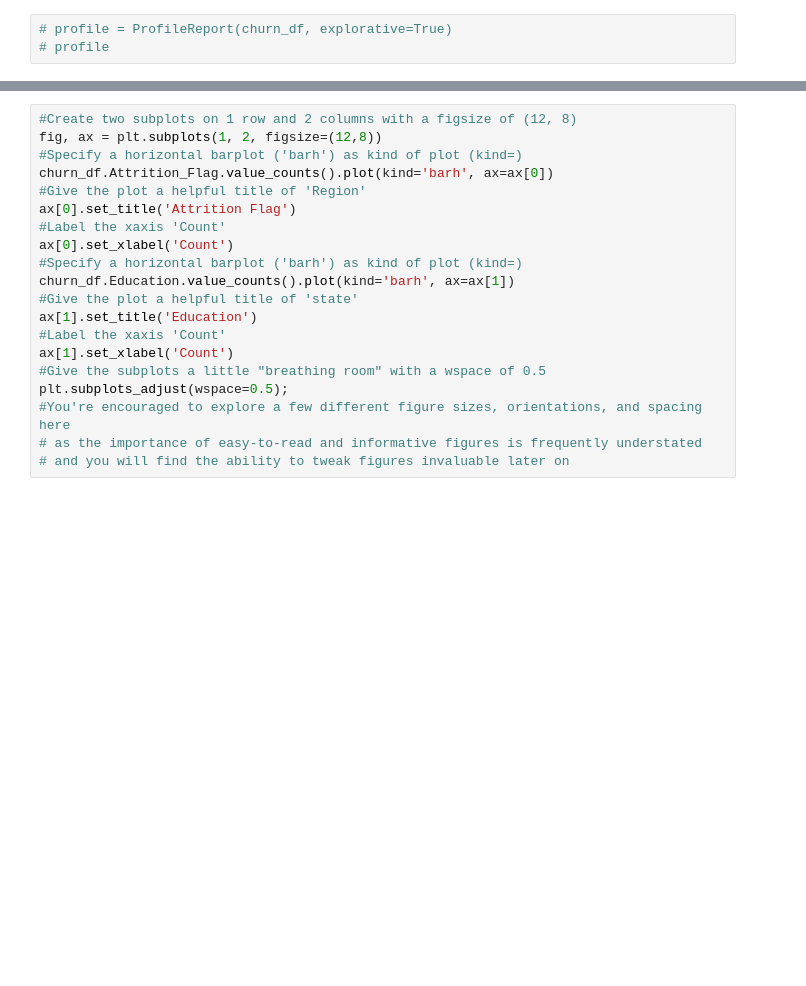
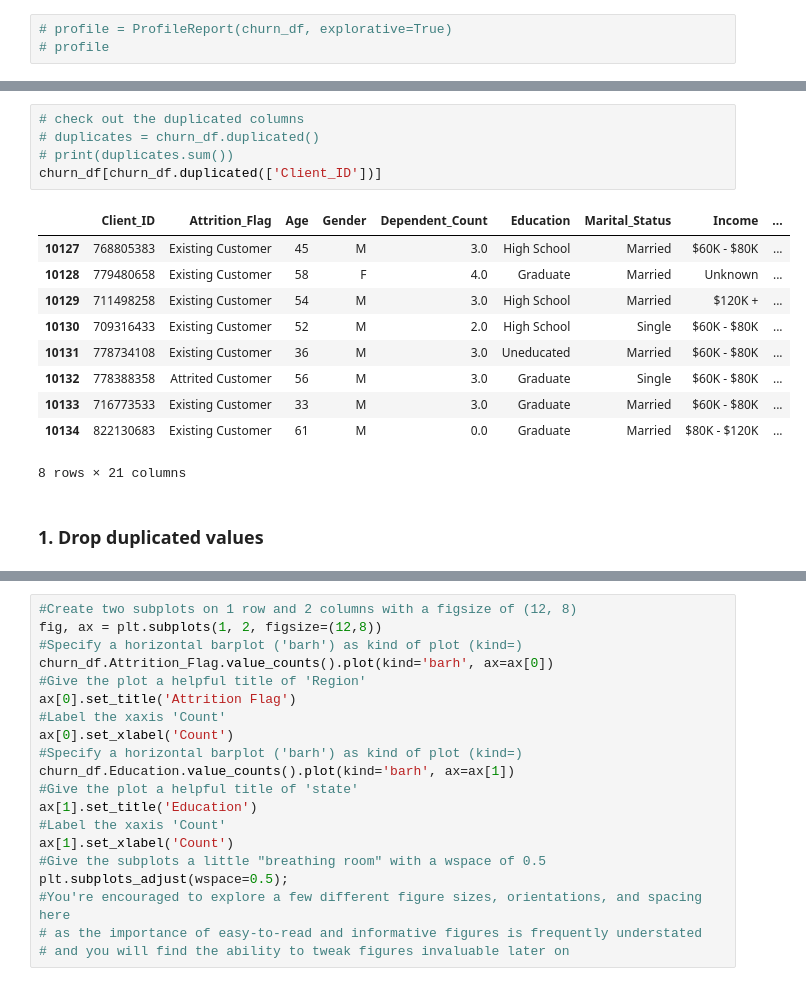
Before and after one commit to ahmedshahjahan/Data-Science-Capstone-Project-Credit-Card-Churn-Prediction, a Jupyter notebook: Notebook/Bank_Churners_Prediction.ipynb, the cells around one changed output, grey strips where cells are left out. Cells and saved outputs as stored; diff of their text form; blank space fills up the shorter version.

```diff
--- a/Notebook/Bank_Churners_Prediction.ipynb
+++ b/Notebook/Bank_Churners_Prediction.ipynb
@@ -155,0 +185,18 @@ dtype: int64
+# %%
+# check out the duplicated columns
+# duplicates = churn_df.duplicated()
+# print(duplicates.sum())
+churn_df[churn_df.duplicated(['Client_ID'])]
+# %% [output]
+|  | Client_ID | Attrition_Flag | Age | Gender | Dependent_Count | Education | Marital_Status | Income | ... |
+| 10127 | 768805383 | Existing Customer | 45 | M | 3.0 | High School | Married | $60K - $80K | ... |
+| 10128 | 779480658 | Existing Customer | 58 | F | 4.0 | Graduate | Married | Unknown | ... |
+| 10129 | 711498258 | Existing Customer | 54 | M | 3.0 | High School | Married | $120K + | ... |
+| 10130 | 709316433 | Existing Customer | 52 | M | 2.0 | High School | Single | $60K - $80K | ... |
+| 10131 | 778734108 | Existing Customer | 36 | M | 3.0 | Uneducated | Married | $60K - $80K | ... |
+| 10132 | 778388358 | Attrited Customer | 56 | M | 3.0 | Graduate | Single | $60K - $80K | ... |
+| 10133 | 716773533 | Existing Customer | 33 | M | 3.0 | Graduate | Married | $60K - $80K | ... |
+| 10134 | 822130683 | Existing Customer | 61 | M | 0.0 | Graduate | Married | $80K - $120K | ... |
+8 rows × 21 columns
+# %% [markdown]
+### 1. Drop duplicated values
```
Also changed, not shown: parts of 63 cells of this notebook.
